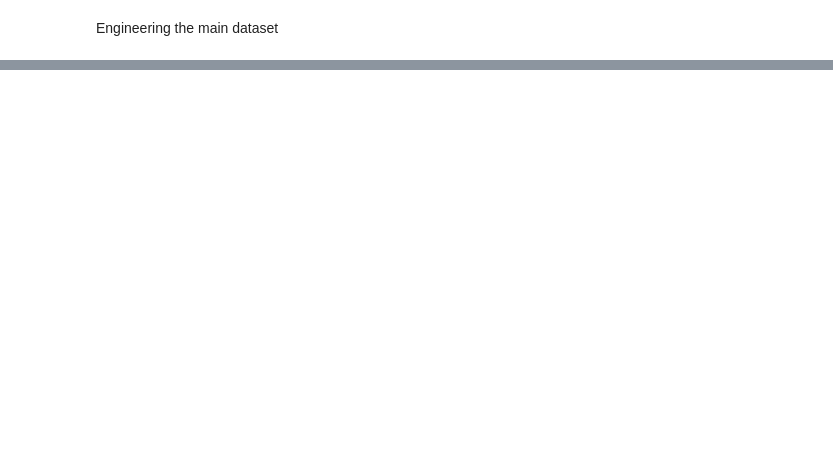
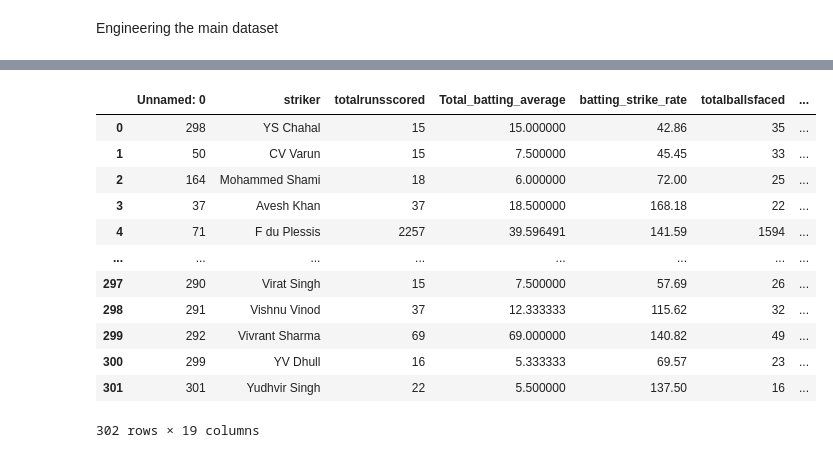
Before and after one commit to NIRANJANGOPALAN/IPL_player_analysis, a Jupyter notebook: 2021_2024_workbook.ipynb, the cells around one changed output, grey strips where cells are left out. Drawn from its saved outputs; the diff is of its cells as text; code cells hidden in the pictures; blank space fills up the shorter version.

```diff
--- a/2021_2024_workbook.ipynb
+++ b/2021_2024_workbook.ipynb
@@ -949,0 +1031,3 @@ model_data
+# %%
+ranked_data = pd.read_csv("Models/Ranked_data.csv")
+wicket_keepers_data = pd.read_csv("Assets/Wicketkeepers.csv")
@@ -949,0 +1050,6 @@ model_data
+# %%
+# Convert 'Wk' column
+wicket_keepers_data['Wk'] = wicket_keepers_data['Wk'].map({1.0: 'Yes', 0.0: 'No'})
+
+# Convert 'Overseas' column
+wicket_keepers_data['Overseas'] = wicket_keepers_data['Overseas'].map({1.0: 'Yes', 0.0: 'No'})
@@ -949,0 +1072,19 @@ model_data
+# %%
+# Merge wicketkeepers data into the ranked dataset
+ranked_data_with_wk = pd.merge(ranked_data, wicket_keepers_data, on='striker')
+# %%
+ranked_data_with_wk
+# %% [output]
+|  | Unnamed: 0 | striker | totalrunsscored | Total_batting_average | batting_strike_rate | totalballsfaced | ... |
+| 0 | 298 | YS Chahal | 15 | 15.000000 | 42.86 | 35 | ... |
+| 1 | 50 | CV Varun | 15 | 7.500000 | 45.45 | 33 | ... |
+| 2 | 164 | Mohammed Shami | 18 | 6.000000 | 72.00 | 25 | ... |
+| 3 | 37 | Avesh Khan | 37 | 18.500000 | 168.18 | 22 | ... |
+| 4 | 71 | F du Plessis | 2257 | 39.596491 | 141.59 | 1594 | ... |
+| ... | ... | ... | ... | ... | ... | ... | ... |
+| 297 | 290 | Virat Singh | 15 | 7.500000 | 57.69 | 26 | ... |
+| 298 | 291 | Vishnu Vinod | 37 | 12.333333 | 115.62 | 32 | ... |
+| 299 | 292 | Vivrant Sharma | 69 | 69.000000 | 140.82 | 49 | ... |
+| 300 | 299 | YV Dhull | 16 | 5.333333 | 69.57 | 23 | ... |
+| 301 | 301 | Yudhvir Singh | 22 | 5.500000 | 137.50 | 16 | ... |
+302 rows × 19 columns
```
Also changed, not shown: parts of 14 cells of this notebook, 12 other files.
